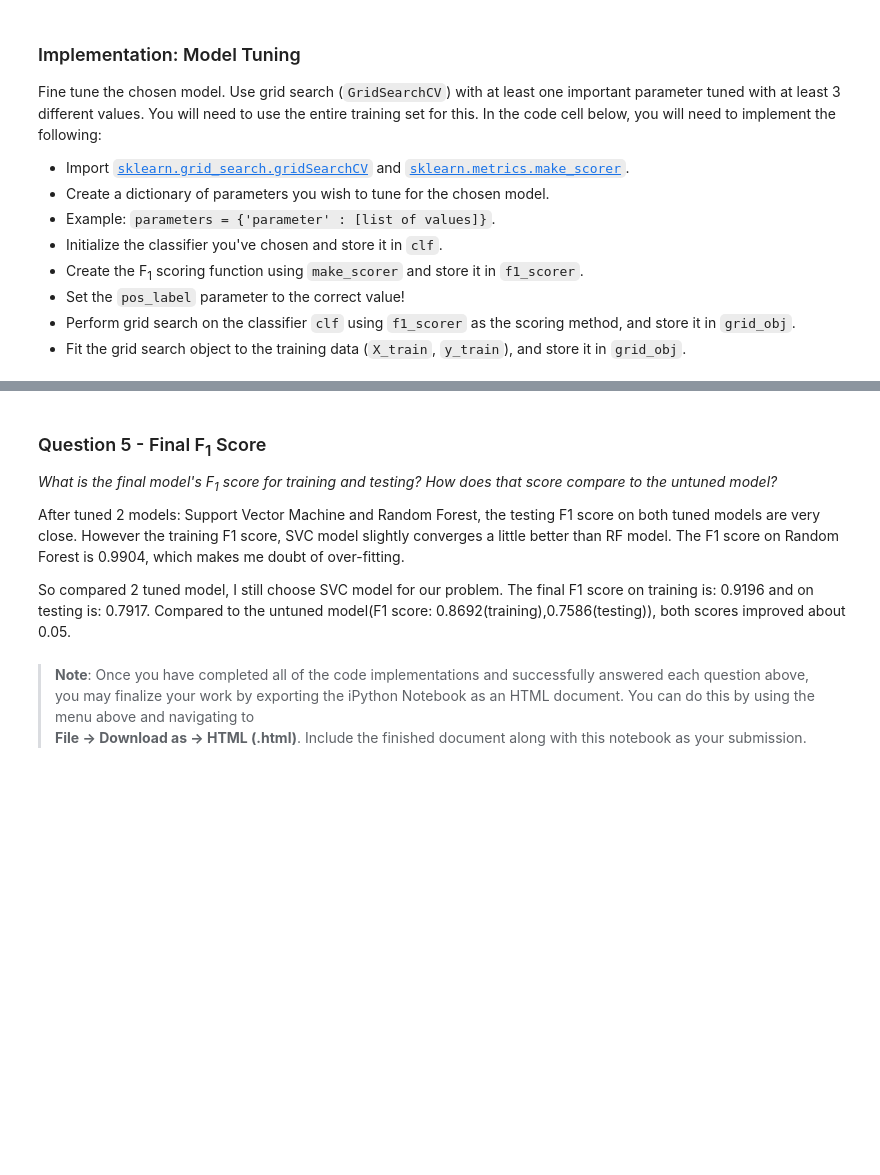
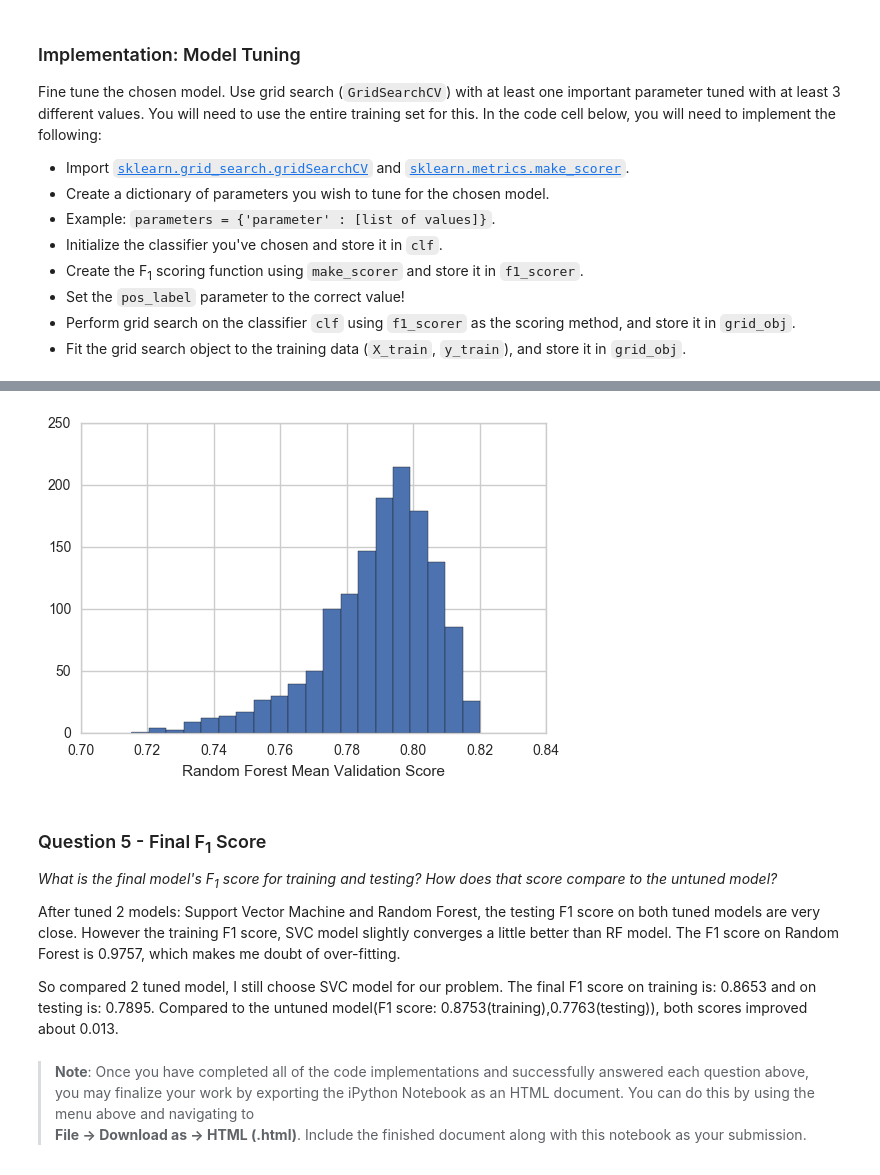
Before and after one commit to Alluxia-F/Student_Intervention_System, a Jupyter notebook: student_intervention.ipynb, the cells around one changed output, grey strips where cells are left out. Saved outputs shown, nothing was run; the diff lists cells and outputs as text; code cells hidden in the pictures; blank space fills up the shorter version.

```diff
--- a/student_intervention.ipynb
+++ b/student_intervention.ipynb
@@ -543,10 +583,18 @@ Tuned model has a testing F1 score of 0.7972.
+# %%
+# Random Forest grid scores
+grid_scores=pd.DataFrame(grid_obj.grid_scores_)['mean_validation_score']
+plt.hist(grid_scores,bins=20)
+plt.xlabel('Random Forest Mean Validation Score')
+plt.show()
+# %% [output]
+[figure, added]
 # %% [markdown]
 ### Question 5 - Final F<sub>1</sub> Score
 *What is the final model's F<sub>1</sub> score for training and testing? How does that score compare to the untuned model?*
 
-After tuned 2 models: Support Vector Machine and Random Forest, the testing F1 score  on both tuned models are very close. However the training F1 score, SVC model slightly converges a little better than RF model. The F1 score on Random Forest is 0.9904, which makes me doubt of over-fitting.
+After tuned 2 models: Support Vector Machine and Random Forest, the testing F1 score  on both tuned models are very close. However the training F1 score, SVC model slightly converges a little better than RF model. The F1 score on Random Forest is 0.9757, which makes me doubt of over-fitting.
 
-So compared 2 tuned model, I still choose SVC model for our problem. The final F1 score on training is: 0.9196 and on testing is: 0.7917. Compared to the untuned model(F1 score: 0.8692(training),0.7586(testing)), both scores improved about 0.05.
+So compared 2 tuned model, I still choose SVC model for our problem. The final F1 score on training is: 0.8653 and on testing is: 0.7895. Compared to the untuned model(F1 score: 0.8753(training),0.7763(testing)), both scores improved about 0.013.
 # %% [markdown]
 > **Note**: Once you have completed all of the code implementations and successfully answered each question above, you may finalize your work by exporting the iPython Notebook as an HTML document. You can do this by using the menu above and navigating to
 **File -> Download as -> HTML (.html)**. Include the finished document along with this notebook as your submission.
```
Also changed, not shown: parts of 13 cells of this notebook, 1 other file.
